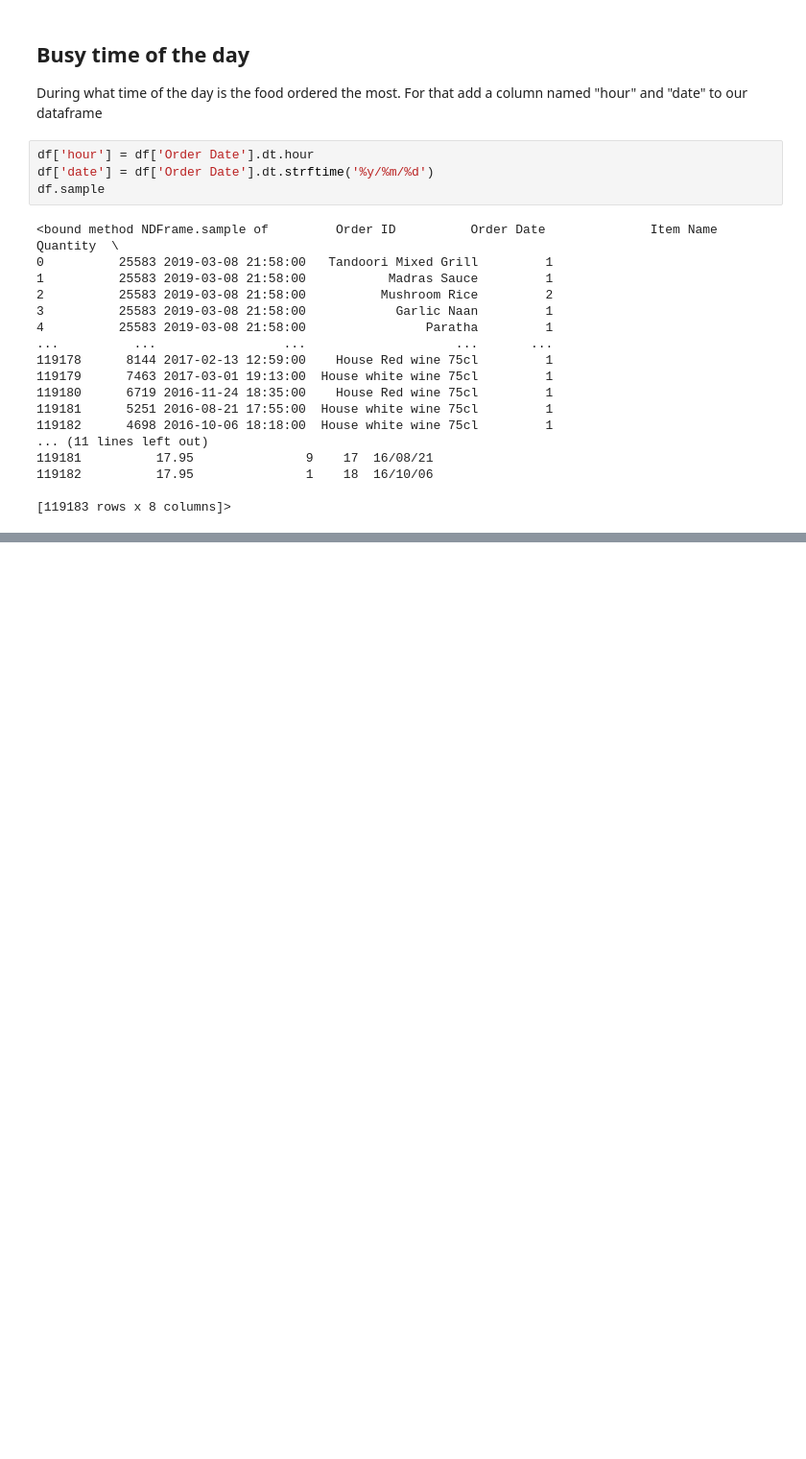
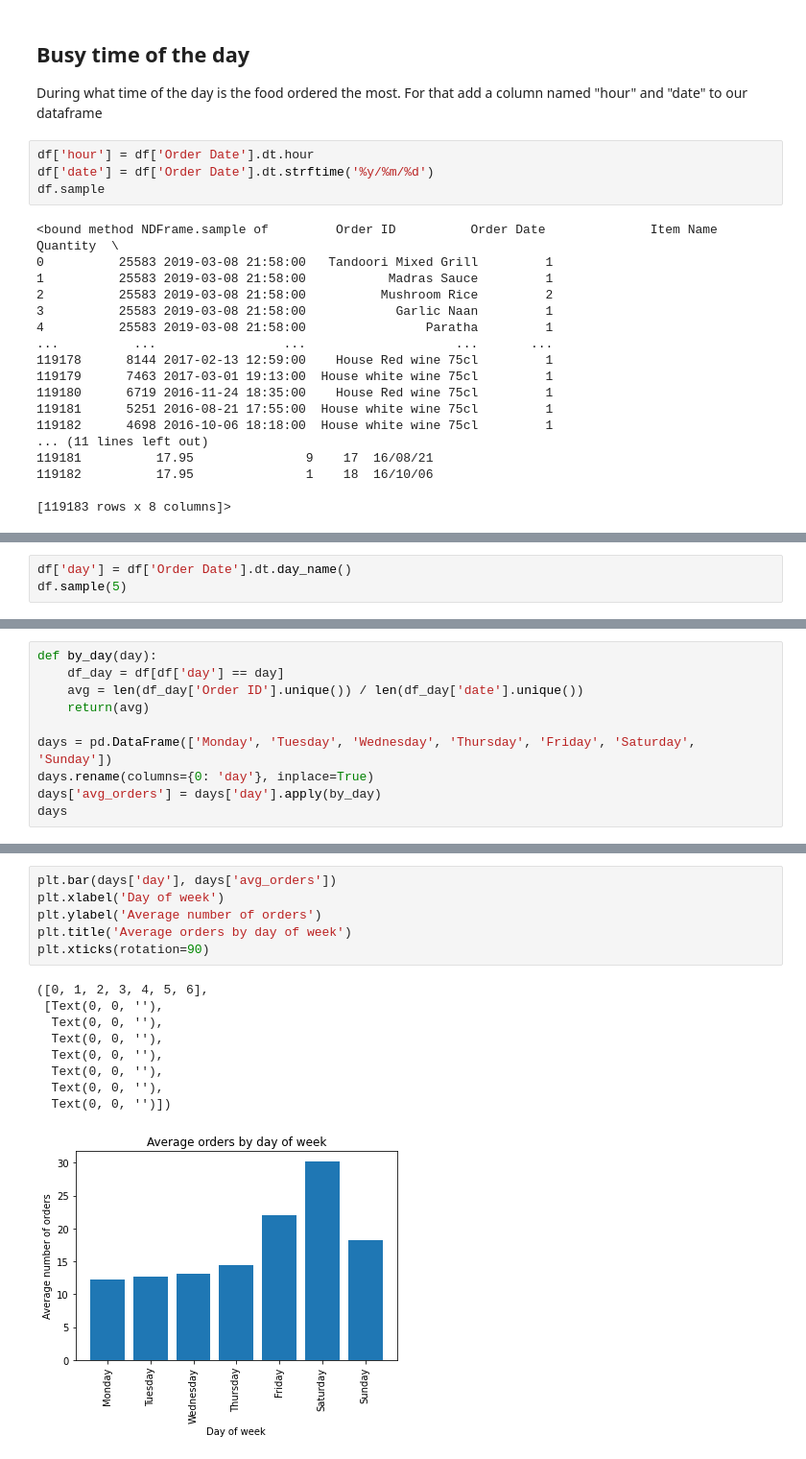
Before and after one commit to DeovratP/Logistic-Regression, a Jupyter notebook: Online_food_delivery_analysis/Online_food_delivery_analysis.ipynb, the cells around one changed output, grey strips where cells are left out. Shown at 96% size. Drawn from its saved outputs; the diff is of its cells as text; blank space fills up the shorter version.

```diff
--- a/Online_food_delivery_analysis/Online_food_delivery_analysis.ipynb
+++ b/Online_food_delivery_analysis/Online_food_delivery_analysis.ipynb
@@ -233,0 +277,3 @@ df.sample
+# %%
+df['day'] = df['Order Date'].dt.day_name()
+df.sample(5)
@@ -233,0 +287,10 @@ df.sample
+# %%
+def by_day(day):
+    df_day = df[df['day'] == day]
+    avg = len(df_day['Order ID'].unique()) / len(df_day['date'].unique())
+    return(avg)
+
+days = pd.DataFrame(['Monday', 'Tuesday', 'Wednesday', 'Thursday', 'Friday', 'Saturday', 'Sunday'])
+days.rename(columns={0: 'day'}, inplace=True)
+days['avg_orders'] = days['day'].apply(by_day)
+days
@@ -233,0 +306,16 @@ df.sample
+# %%
+plt.bar(days['day'], days['avg_orders'])
+plt.xlabel('Day of week')
+plt.ylabel('Average number of orders')
+plt.title('Average orders by day of week')
+plt.xticks(rotation=90)
+# %% [output]
+([0, 1, 2, 3, 4, 5, 6],
+ [Text(0, 0, ''),
+  Text(0, 0, ''),
+  Text(0, 0, ''),
+  Text(0, 0, ''),
+  Text(0, 0, ''),
+  Text(0, 0, ''),
+  Text(0, 0, '')])
+[figure, added]
```
Also changed, not shown: parts of 12 cells of this notebook.
